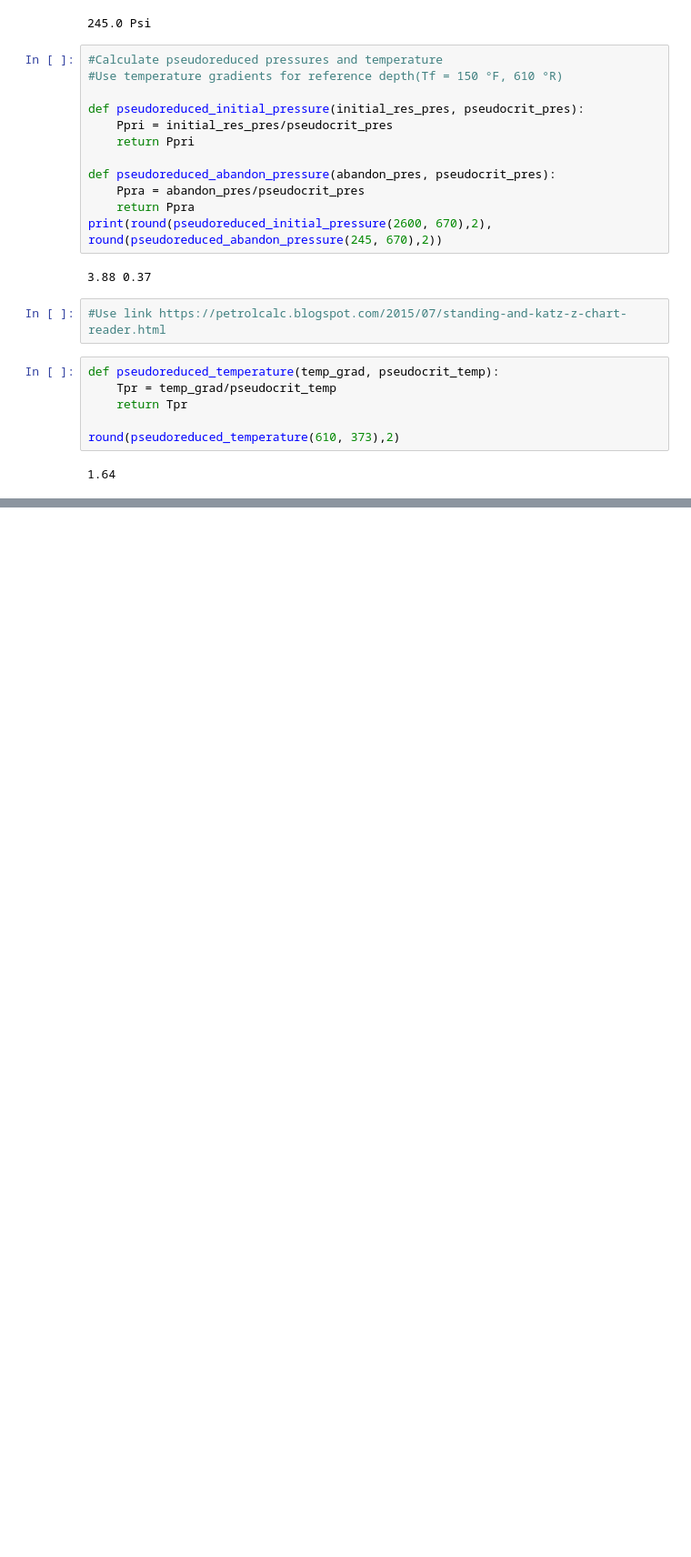
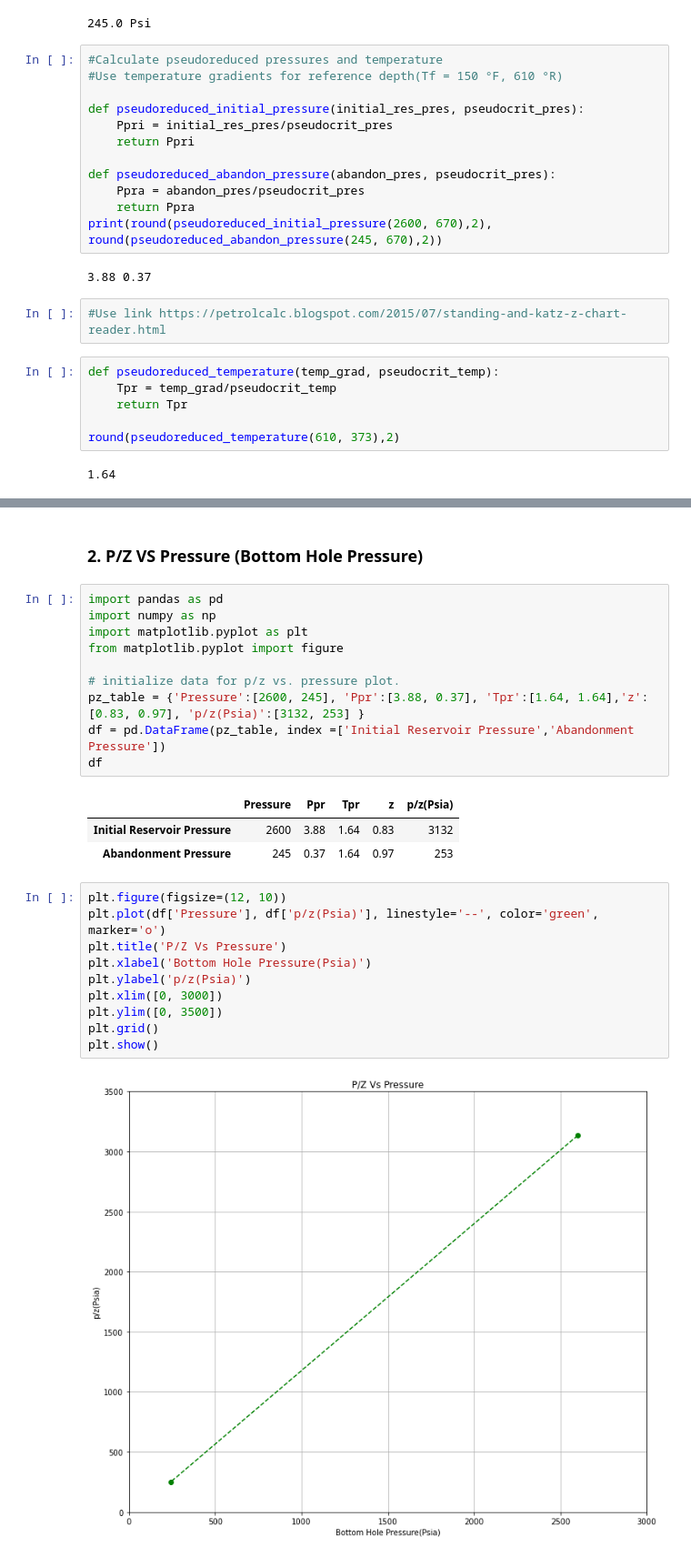
Before and after one commit to vadimsavenkov/Volume_Calcs, a Jupyter notebook: Gas_Deliver.ipynb, the cells around one changed output, grey strips where cells are left out. Shown at 91% size. Saved outputs shown, nothing was run; the diff lists cells and outputs as text; blank space fills up the shorter version.

```diff
--- a/Gas_Deliver.ipynb
+++ b/Gas_Deliver.ipynb
@@ -109,0 +121,28 @@ round(rgas_FVF(610, 2600, 0.83),2)
+# %% [markdown]
+### 2. P/Z VS Pressure (Bottom Hole Pressure)
+# %%
+import pandas as pd
+import numpy as np
+import matplotlib.pyplot as plt
+from matplotlib.pyplot import figure
+
+# initialize data for p/z vs. pressure plot.
+pz_table = {'Pressure':[2600, 245], 'Ppr':[3.88, 0.37], 'Tpr':[1.64, 1.64],'z':[0.83, 0.97], 'p/z(Psia)':[3132, 253] }
+df = pd.DataFrame(pz_table, index =['Initial Reservoir Pressure','Abandonment Pressure'])
+df
+# %% [output]
+|  | Pressure | Ppr | Tpr | z | p/z(Psia) |
+| Initial Reservoir Pressure | 2600 | 3.88 | 1.64 | 0.83 | 3132 |
+| Abandonment Pressure | 245 | 0.37 | 1.64 | 0.97 | 253 |
+# %%
+plt.figure(figsize=(12, 10))
+plt.plot(df['Pressure'], df['p/z(Psia)'], linestyle='--', color='green', marker='o')
+plt.title('P/Z Vs Pressure')
+plt.xlabel('Bottom Hole Pressure(Psia)')
+plt.ylabel('p/z(Psia)')
+plt.xlim([0, 3000])
+plt.ylim([0, 3500])
+plt.grid()
+plt.show()
+# %% [output]
+[figure, added]
```
Also changed, not shown: parts of 16 cells of this notebook.
